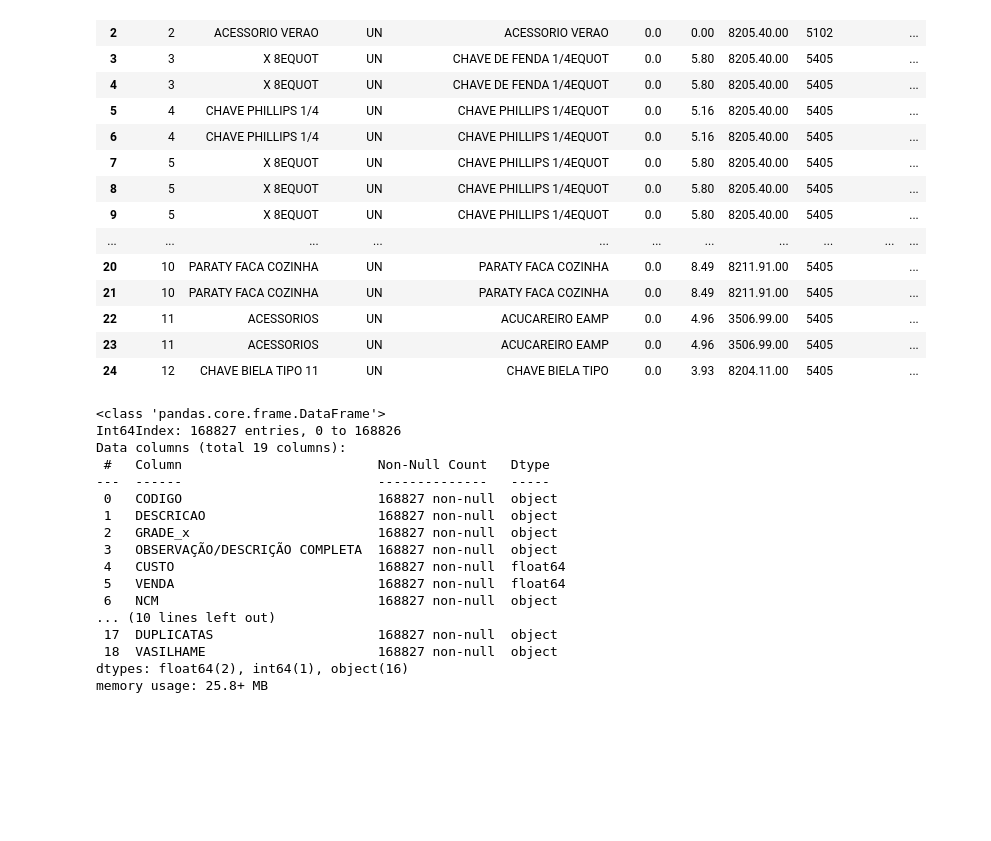
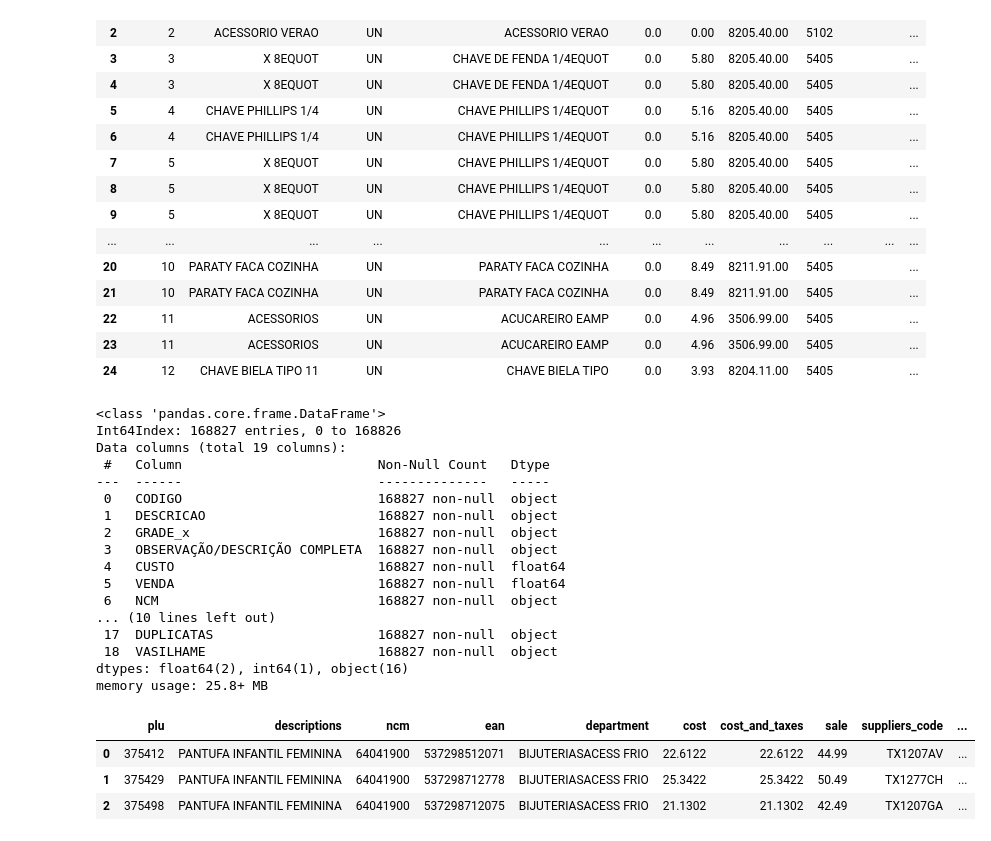
Before and after one commit to MurilloHMS/projeto-sdb, a Jupyter notebook: correcao_base.ipynb, the cells around one changed output. Saved outputs shown, nothing was run; the diff lists cells and outputs as text; code cells hidden in the pictures; blank space fills up the shorter version.

Commit message:
continuacao e atualizacao do codigo fonte

```diff
--- a/correcao_base.ipynb
+++ b/correcao_base.ipynb
@@ -246,24 +197,22 @@ bancoFinal.head(25)
 | 23 | 11 | ACESSORIOS | UN | ACUCAREIRO EAMP | 0.0 | 4.96 | 3506.99.00 | 5405 |  | ... |
 | 24 | 12 | CHAVE BIELA TIPO 11 | UN | CHAVE BIELA TIPO | 0.0 | 3.93 | 8204.11.00 | 5405 |  | ... |
 # %%
-query= bancoFinal
+bancoFinal.info()
+# %% [output]
+<class 'pandas.core.frame.DataFrame'>
+Int64Index: 168827 entries, 0 to 168826
+Data columns (total 19 columns):
+ #   Column                         Non-Null Count   Dtype
+---  ------                         --------------   -----
+ 0   CODIGO                         168827 non-null  object
+ 1   DESCRICAO                      168827 non-null  object
+ 2   GRADE_x                        168827 non-null  object
+ 3   OBSERVAÇÃO/DESCRIÇÃO COMPLETA  168827 non-null  object
+ 4   CUSTO                          168827 non-null  float64
+ 5   VENDA                          168827 non-null  float64
+ 6   NCM                            168827 non-null  object
+... (10 lines left out)
+ 17  DUPLICATAS                     168827 non-null  object
+ 18  VASILHAME                      168827 non-null  object
+dtypes: float64(2), int64(1), object(16)
+memory usage: 25.8+ MB
-# %%
-query.info()
-# %% [output]
-<class 'pandas.core.frame.DataFrame'>
-Int64Index: 168827 entries, 0 to 168826
-Data columns (total 19 columns):
- #   Column                         Non-Null Count   Dtype
----  ------                         --------------   -----
- 0   CODIGO                         168827 non-null  object
- 1   DESCRICAO                      168827 non-null  object
- 2   GRADE_x                        168827 non-null  object
- 3   OBSERVAÇÃO/DESCRIÇÃO COMPLETA  168827 non-null  object
- 4   CUSTO                          168827 non-null  float64
- 5   VENDA                          168827 non-null  float64
- 6   NCM                            168827 non-null  object
-... (10 lines left out)
- 17  DUPLICATAS                     168827 non-null  object
- 18  VASILHAME                      168827 non-null  object
-dtypes: float64(2), int64(1), object(16)
-memory usage: 25.8+ MB
@@ -271,0 +219,10 @@ query['VENDA'] = query['VENDA'].apply(str)
+# %%
+artsystem = pd.read_json('sdb/maindata_sdbartsystem.json')
+cdm = pd.read_json('sdb/maindata_nfedatainformations.json')
+# %%
+artsystem.head(3)
+# %% [output]
+|  | plu | descriptions | ncm | ean | department | cost | cost_and_taxes | sale | suppliers_code | ... |
+| 0 | 375412 | PANTUFA INFANTIL FEMININA | 64041900 | 537298512071 | BIJUTERIASACESS FRIO | 22.6122 | 22.6122 | 44.99 | TX1207AV | ... |
+| 1 | 375429 | PANTUFA INFANTIL FEMININA | 64041900 | 537298712778 | BIJUTERIASACESS FRIO | 25.3422 | 25.3422 | 50.49 | TX1277CH | ... |
+| 2 | 375498 | PANTUFA INFANTIL FEMININA | 64041900 | 537298712075 | BIJUTERIASACESS FRIO | 21.1302 | 21.1302 | 42.49 | TX1207GA | ... |
```
Also changed, not shown: parts of 35 cells of this notebook.
